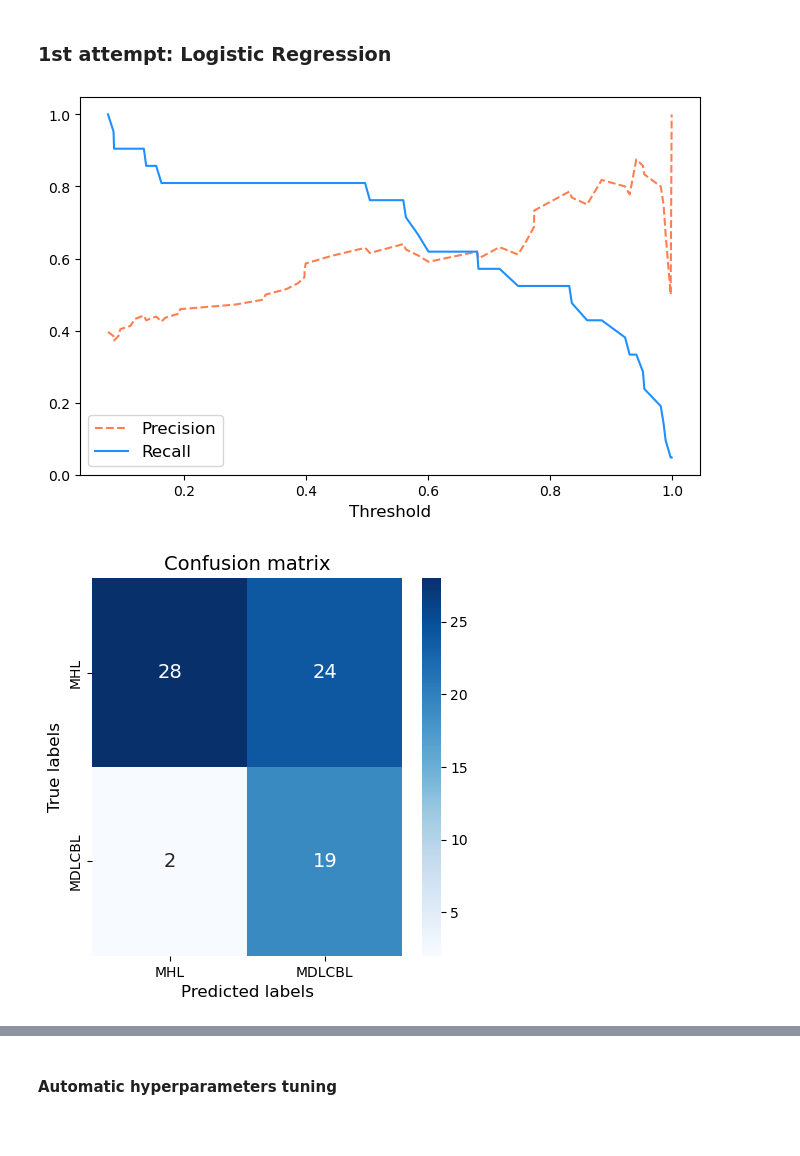
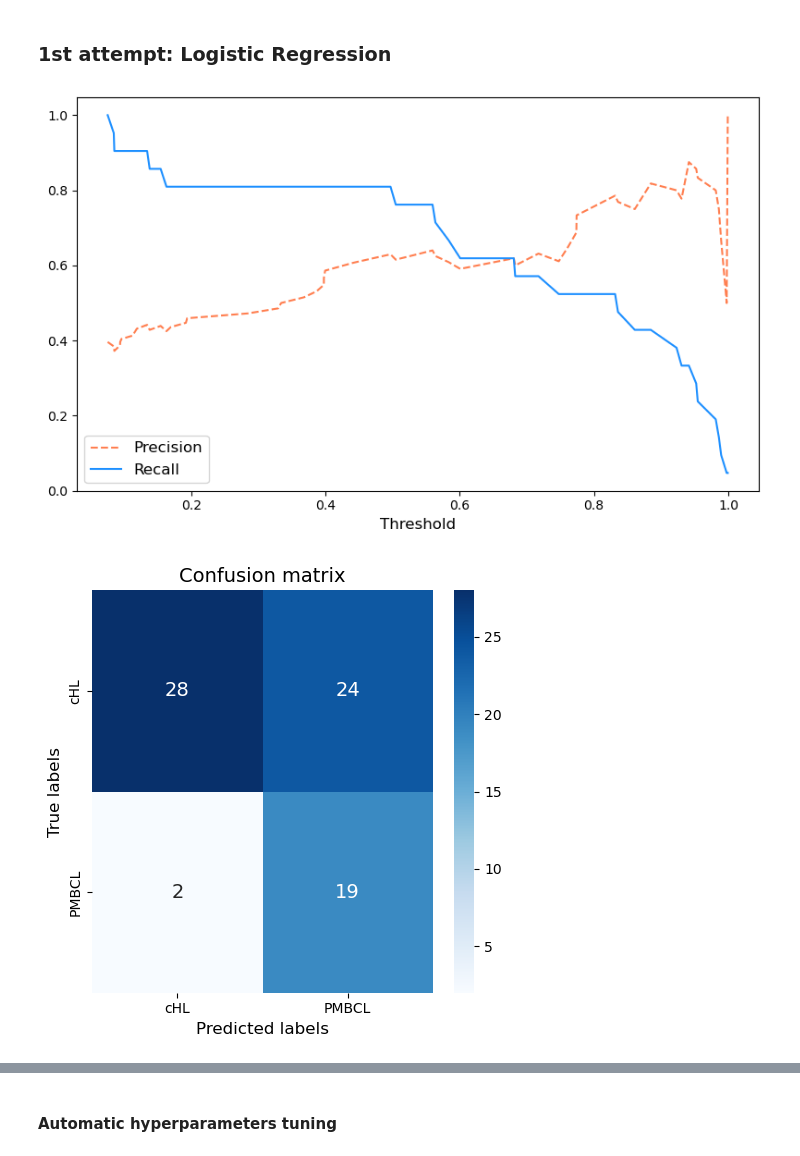
Before and after one commit to harel-coffee/mediastinal-lymphoma-classification-auto, a Jupyter notebook: 5_lymphoma_classification.ipynb, the cells around one changed output, grey strips where cells are left out. Drawn from its saved outputs; the diff is of its cells as text; code cells hidden in the pictures; blank space fills up the shorter version.

Commit message:
updated notebooks with figures

```diff
--- a/5_lymphoma_classification.ipynb
+++ b/5_lymphoma_classification.ipynb
@@ -12,6 +20,6 @@
 # %%
 OPTIMIZE = True
-LABELS = ["MHL", "MDLCBL", "MGZ"]
+LABELS = ["cHL", "PMBCL", "GZL"]
 # %% [markdown]
 ## Binary classification
 # %% [markdown]
@@ -188,8 +178,8 @@ logistic_scores = cross_val_predict ( clf_logistic, X_train, y_train, cv = 3, me
 # %%
 from utils import custom_predictions
 
-y_train_pred_90, _ = custom_predictions ( y_train, logistic_scores, recall_score = 0.9, show_curves = True )
-_ = precision_recall_scores ( y_train, y_train_pred_90, labels = [LABELS[0], LABELS[1]], show_conf_matrix = True )
+y_train_pred_90, _ = custom_predictions ( y_train, logistic_scores, recall_score = 0.9, show_curves = True, fig_name = "log-reg_prec-rec-curves" )
+_ = precision_recall_scores ( y_train, y_train_pred_90, labels = [LABELS[0], LABELS[1]], show_conf_matrix = True, fig_name = "log-reg_rec90" )
 # %% [output]
-[figure, old version]
+[figure, new version]
-[figure, old version]
+[figure, new version]
```
Also changed, not shown: parts of 42 cells of this notebook, 47 other files.
